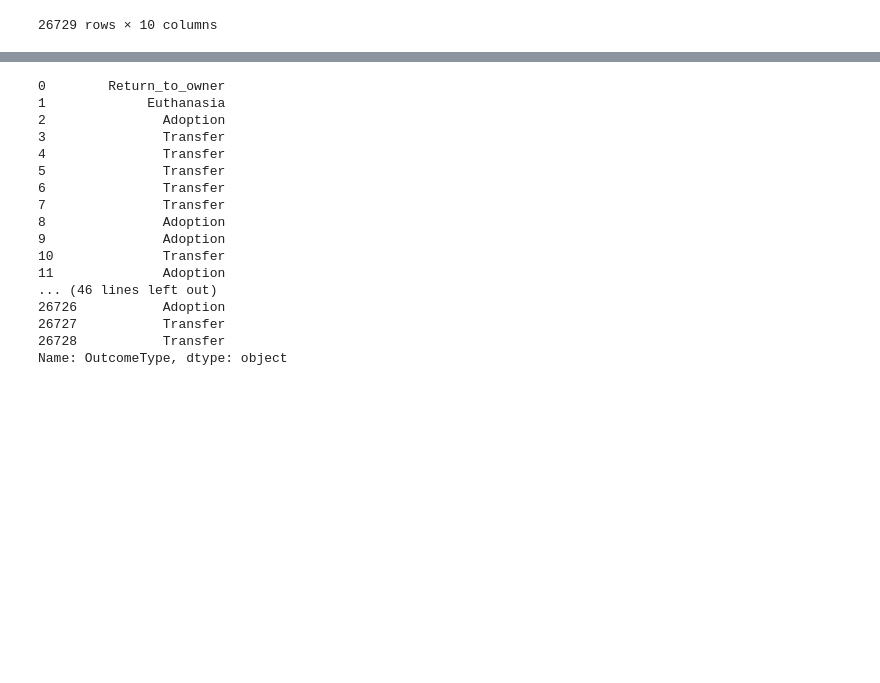
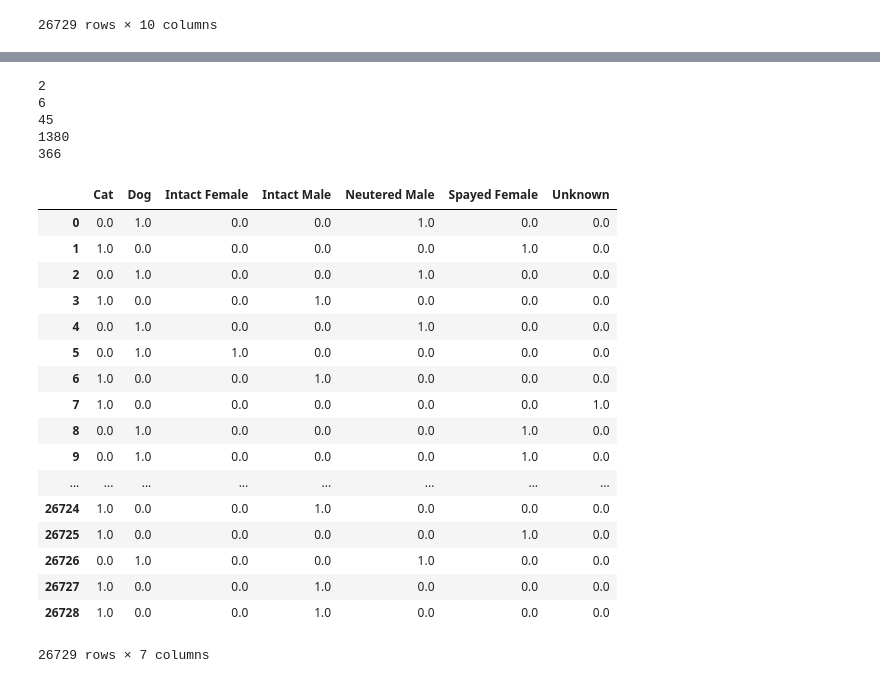
Before and after one commit to samkugji/kaggle-shelter-animal-outcomes, a Jupyter notebook: preprocess.ipynb, the cells around one changed output, grey strips where cells are left out. Drawn from its saved outputs; the diff is of its cells as text; code cells hidden in the pictures; blank space fills up the shorter version.

Commit message:
update preprocess.ipynb --------------------------------- little categorical data into one-hot-encoding dataframe

```diff
--- a/preprocess.ipynb
+++ b/preprocess.ipynb
@@ -85,21 +68,37 @@ X
-# %%
-Y = raw_data.OutcomeType
-Y
-# %% [output]
-0        Return_to_owner
-1             Euthanasia
-2               Adoption
-3               Transfer
-4               Transfer
-5               Transfer
-6               Transfer
-7               Transfer
-8               Adoption
-9               Adoption
-10              Transfer
-11              Adoption
-... (46 lines left out)
-26726           Adoption
-26727           Transfer
-26728           Transfer
-Name: OutcomeType, dtype: object
+# %%
+# Check number of categoties in each columns
+print( len( X.AnimalType.unique() ) )
+print( len( X.SexuponOutcome.unique() ) )
+print( len( X.AgeuponOutcome.unique() ) )
+print( len( X.Breed.unique() ) )
+print( len( X.Color.unique() ) )
+# %% [output]
+2
+6
+45
+1380
+366
+# %%
+prep_X = pd.get_dummies( X.AnimalType )
+# %%
+prep_X = pd.concat( [prep_X, pd.get_dummies( X.SexuponOutcome )], axis=1 )
+prep_X
+# %% [output]
+|  | Cat | Dog | Intact Female | Intact Male | Neutered Male | Spayed Female | Unknown |
+| 0 | 0.0 | 1.0 | 0.0 | 0.0 | 1.0 | 0.0 | 0.0 |
+| 1 | 1.0 | 0.0 | 0.0 | 0.0 | 0.0 | 1.0 | 0.0 |
+| 2 | 0.0 | 1.0 | 0.0 | 0.0 | 1.0 | 0.0 | 0.0 |
+| 3 | 1.0 | 0.0 | 0.0 | 1.0 | 0.0 | 0.0 | 0.0 |
+| 4 | 0.0 | 1.0 | 0.0 | 0.0 | 1.0 | 0.0 | 0.0 |
+| 5 | 0.0 | 1.0 | 1.0 | 0.0 | 0.0 | 0.0 | 0.0 |
+| 6 | 1.0 | 0.0 | 0.0 | 1.0 | 0.0 | 0.0 | 0.0 |
+| 7 | 1.0 | 0.0 | 0.0 | 0.0 | 0.0 | 0.0 | 1.0 |
+| 8 | 0.0 | 1.0 | 0.0 | 0.0 | 0.0 | 1.0 | 0.0 |
+| 9 | 0.0 | 1.0 | 0.0 | 0.0 | 0.0 | 1.0 | 0.0 |
+| ... | ... | ... | ... | ... | ... | ... | ... |
+| 26724 | 1.0 | 0.0 | 0.0 | 1.0 | 0.0 | 0.0 | 0.0 |
+| 26725 | 1.0 | 0.0 | 0.0 | 0.0 | 0.0 | 1.0 | 0.0 |
+| 26726 | 0.0 | 1.0 | 0.0 | 0.0 | 1.0 | 0.0 | 0.0 |
+| 26727 | 1.0 | 0.0 | 0.0 | 1.0 | 0.0 | 0.0 | 0.0 |
+| 26728 | 1.0 | 0.0 | 0.0 | 1.0 | 0.0 | 0.0 | 0.0 |
+26729 rows × 7 columns
```
Also changed, not shown: parts of 3 cells of this notebook.
